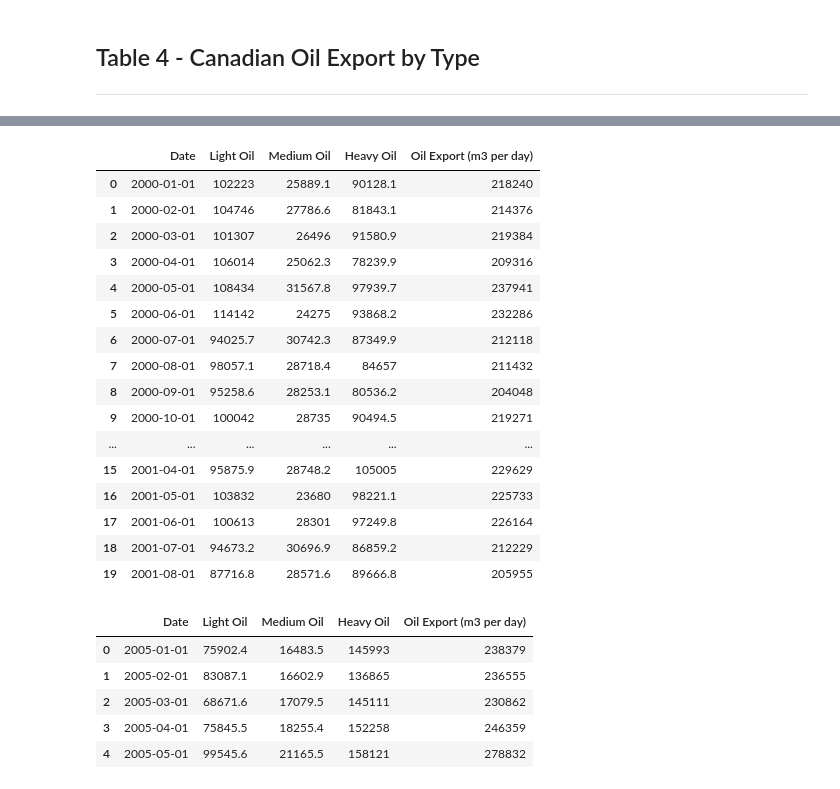
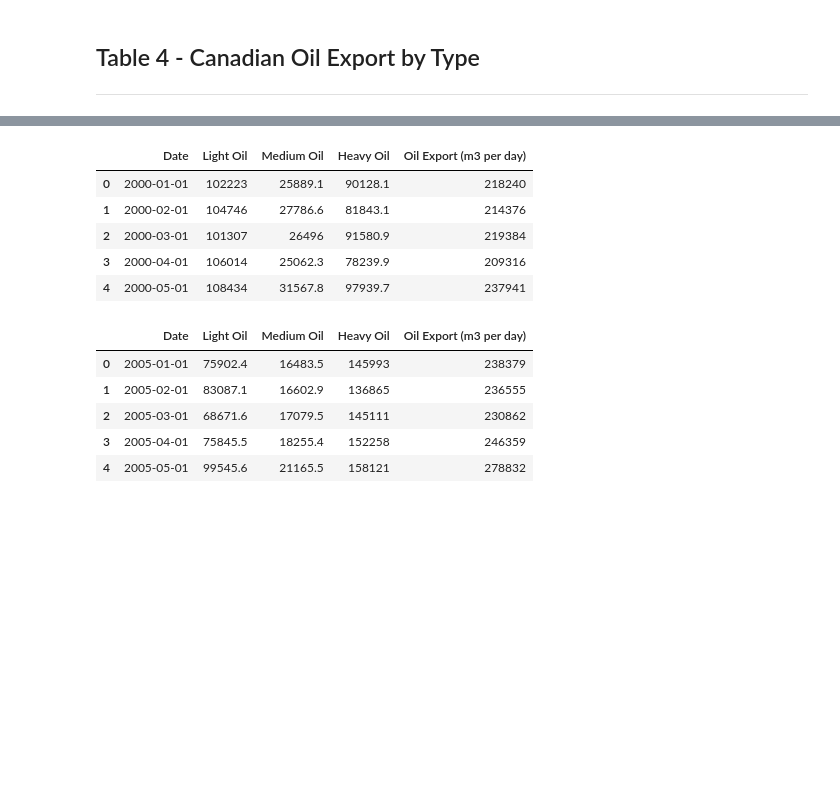
Before and after one commit to kk-deng/CanadaEnergyIE, a Jupyter notebook: Part 2.ipynb, the cells around one changed output, grey strips where cells are left out. Drawn from its saved outputs; the diff is of its cells as text; code cells hidden in the pictures; blank space fills up the shorter version.

```diff
--- a/Part 2.ipynb
+++ b/Part 2.ipynb
@@ -39,34 +39,24 @@ table_4_df.head(20)
 # %%
 # Take any row of needed data, drop all NaN values, then get the list of columns
 sample_row = table_4_df.iloc[6]
 list_columns = sample_row.dropna().index
 
 # Parse the list of needed columns to get the clean df
 cleaned_table_4_df = table_4_df[list_columns]
 
 # Drop all rows with NaN data, reset index and rename columns
 cleaned_table_4_df.dropna(how = "any", inplace = True)
 cleaned_table_4_df.reset_index(drop = True, inplace = True)
 cleaned_table_4_df.columns = ["Date", "Light Oil", "Medium Oil", "Heavy Oil", "Oil Export (m3 per day)"]
-cleaned_table_4_df.head(20)
+cleaned_table_4_df["Date"] = cleaned_table_4_df["Date"].str.replace(" ", "")
+cleaned_table_4_df.head()
 # %% [output]
 |  | Date | Light Oil | Medium Oil | Heavy Oil | Oil Export (m3 per day) |
 | 0 | 2000-01-01 | 102223 | 25889.1 | 90128.1 | 218240 |
 | 1 | 2000-02-01 | 104746 | 27786.6 | 81843.1 | 214376 |
 | 2 | 2000-03-01 | 101307 | 26496 | 91580.9 | 219384 |
 | 3 | 2000-04-01 | 106014 | 25062.3 | 78239.9 | 209316 |
 | 4 | 2000-05-01 | 108434 | 31567.8 | 97939.7 | 237941 |
-| 5 | 2000-06-01 | 114142 | 24275 | 93868.2 | 232286 |
-| 6 | 2000-07-01 | 94025.7 | 30742.3 | 87349.9 | 212118 |
-| 7 | 2000-08-01 | 98057.1 | 28718.4 | 84657 | 211432 |
-| 8 | 2000-09-01 | 95258.6 | 28253.1 | 80536.2 | 204048 |
-| 9 | 2000-10-01 | 100042 | 28735 | 90494.5 | 219271 |
-| ... | ... | ... | ... | ... | ... |
-| 15 | 2001-04-01 | 95875.9 | 28748.2 | 105005 | 229629 |
-| 16 | 2001-05-01 | 103832 | 23680 | 98221.1 | 225733 |
-| 17 | 2001-06-01 | 100613 | 28301 | 97249.8 | 226164 |
-| 18 | 2001-07-01 | 94673.2 | 30696.9 | 86859.2 | 212229 |
-| 19 | 2001-08-01 | 87716.8 | 28571.6 | 89666.8 | 205955 |
 # %%
 # Get data since 2005
 final_table_4_df = cleaned_table_4_df.loc[cleaned_table_4_df["Date"] >= "2005-01-01"].reset_index(drop = True)
```
Also changed, not shown: parts of 1 cell of this notebook, 2 other files.
